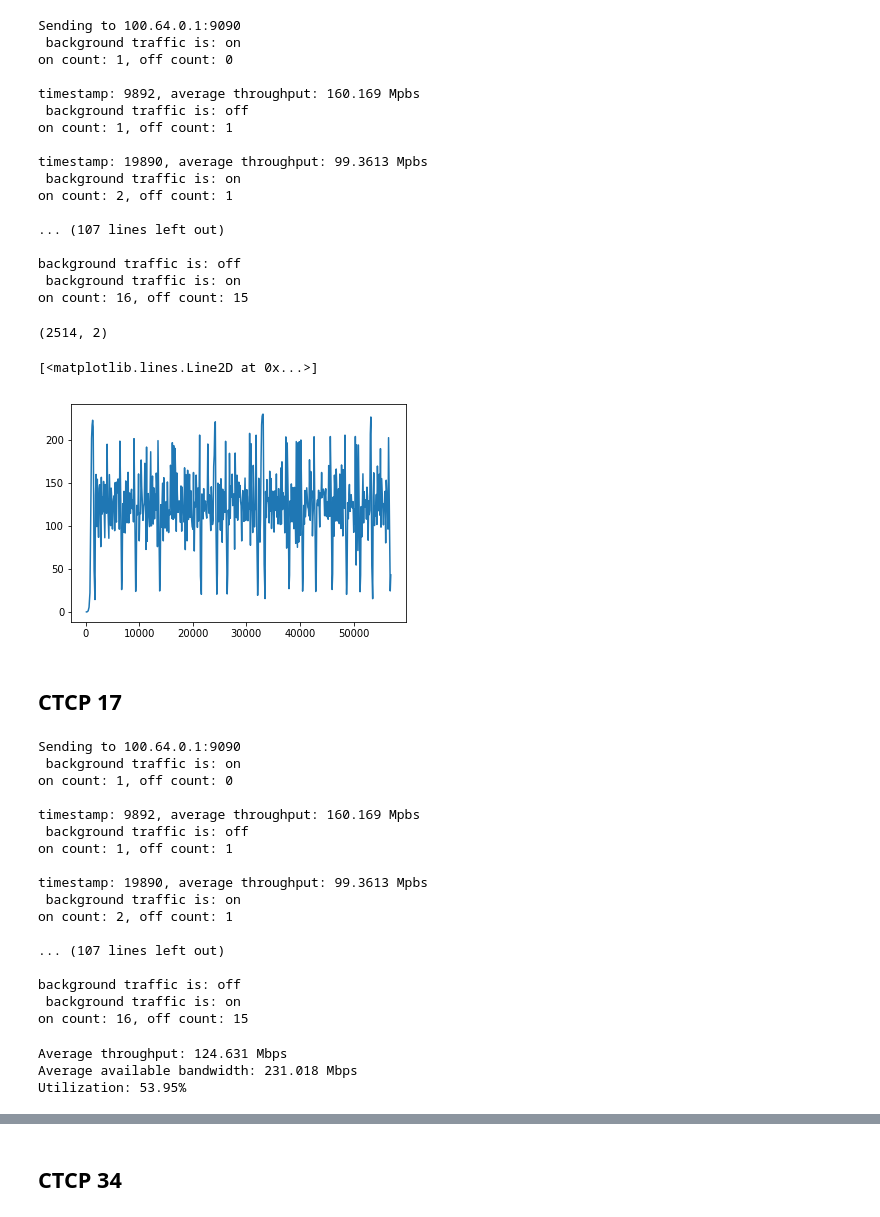
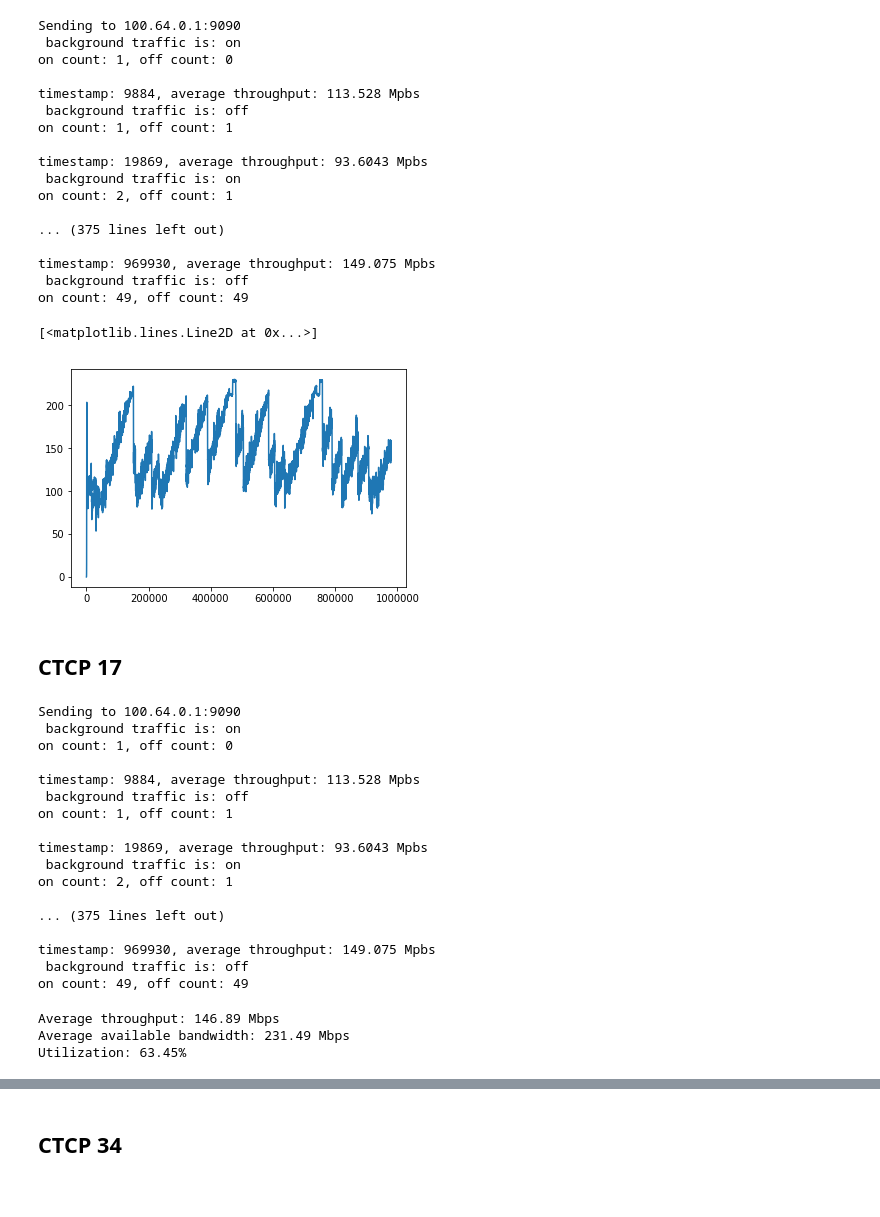
Before and after one commit to tleavitt/ctcp-data-analysis, a Jupyter notebook: data-analysis.ipynb, the cells around one changed output, grey strips where cells are left out. Drawn from its saved outputs; the diff is of its cells as text; code cells hidden in the pictures.

Commit message:
finish computing throughputs

```diff
--- a/data-analysis.ipynb
+++ b/data-analysis.ipynb
@@ -27,25 +27,25 @@ def print_cross_traffic_on_off(filename):
             print("on count: {}, off count: {}".format(on_count, off_count))
             print("")
 # %%
-print_cross_traffic_on_off('./datadumps/ctcp17.dump')
+print_cross_traffic_on_off('./datadumps/ctcp17final.dump')
 # %% [output]
 Sending to 100.64.0.1:9090
  background traffic is: on
 on count: 1, off count: 0
 
-timestamp: 9892, average throughput: 160.169 Mpbs
+timestamp: 9884, average throughput: 113.528 Mpbs
  background traffic is: off
 on count: 1, off count: 1
 
-timestamp: 19890, average throughput: 99.3613 Mpbs
+timestamp: 19869, average throughput: 93.6043 Mpbs
  background traffic is: on
 on count: 2, off count: 1
 
-... (107 lines left out)
+... (375 lines left out)
 
-background traffic is: off
- background traffic is: on
-on count: 16, off count: 15
+timestamp: 969930, average throughput: 149.075 Mpbs
+ background traffic is: off
+on count: 49, off count: 49
 # %%
 def get_crosstraffic_mbits_sent(n_switches, rate):
     return n_switches * rate * 10
@@ -65,17 +65,15 @@ def extract_time_and_throughput(filename):
 #     return np.asarray(time), np.asarray(throughput)
     return np.stack([time, throughput], axis=1)
 # %%
-ctcp17 = extract_time_and_throughput('./datadumps/ctcp17.dump')
+ctcp17 = extract_time_and_throughput('./datadumps/ctcp17final.dump')
 ctcp34 = extract_time_and_throughput('./datadumps/ctcp34.dump')
 ctcp51 = extract_time_and_throughput('./datadumps/ctcp51.dump')
 ctcp68 = extract_time_and_throughput('./datadumps/ctcp68.dump')
-# %% [output]
-(2514, 2)
 # %%
-plt.plot(ctcp17[:500, 0], ctcp17[:500, 1])
+plt.plot(ctcp17[:, 0], ctcp17[:, 1])
 # %% [output]
 [<matplotlib.lines.Line2D at 0x...>]
-[figure, old version]
+[figure, new version]
 # %%
 ms_to_sec = lambda t: t / 1000.
 
@@ -91,29 +89,29 @@ def print_throughput_stats(tput_data, n_switches, bg_rate):
 # %% [markdown]
 ## CTCP 17
 # %%
-print_cross_traffic_on_off('./datadumps/ctcp17.dump')
+print_cross_traffic_on_off('./datadumps/ctcp17final.dump')
 # %% [output]
 Sending to 100.64.0.1:9090
  background traffic is: on
 on count: 1, off count: 0
 
-timestamp: 9892, average throughput: 160.169 Mpbs
+timestamp: 9884, average throughput: 113.528 Mpbs
  background traffic is: off
 on count: 1, off count: 1
 
-timestamp: 19890, average throughput: 99.3613 Mpbs
+timestamp: 19869, average throughput: 93.6043 Mpbs
  background traffic is: on
 on count: 2, off count: 1
 
-... (107 lines left out)
+... (375 lines left out)
 
-background traffic is: off
- background traffic is: on
-on count: 16, off count: 15
+timestamp: 969930, average throughput: 149.075 Mpbs
+ background traffic is: off
+on count: 49, off count: 49
 # %%
-ctcp17 = extract_time_and_throughput('./datadumps/ctcp17.dump')
-print_throughput_stats(ctcp17, 15, 17)
+ctcp17 = extract_time_and_throughput('./datadumps/ctcp17final.dump')
+print_throughput_stats(ctcp17, 49, 17)
 # %% [output]
-Average throughput: 124.631 Mbps
-Average available bandwidth: 231.018 Mbps
-Utilization: 53.95%
+Average throughput: 146.89 Mbps
+Average available bandwidth: 231.49 Mbps
+Utilization: 63.45%
```
Also changed, not shown: parts of 58 cells of this notebook, 19 other files.
